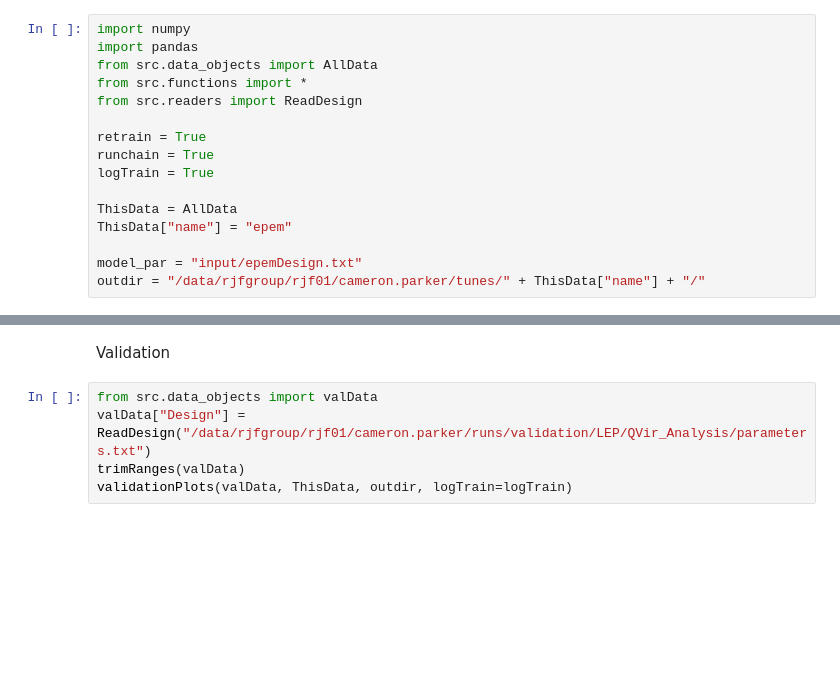
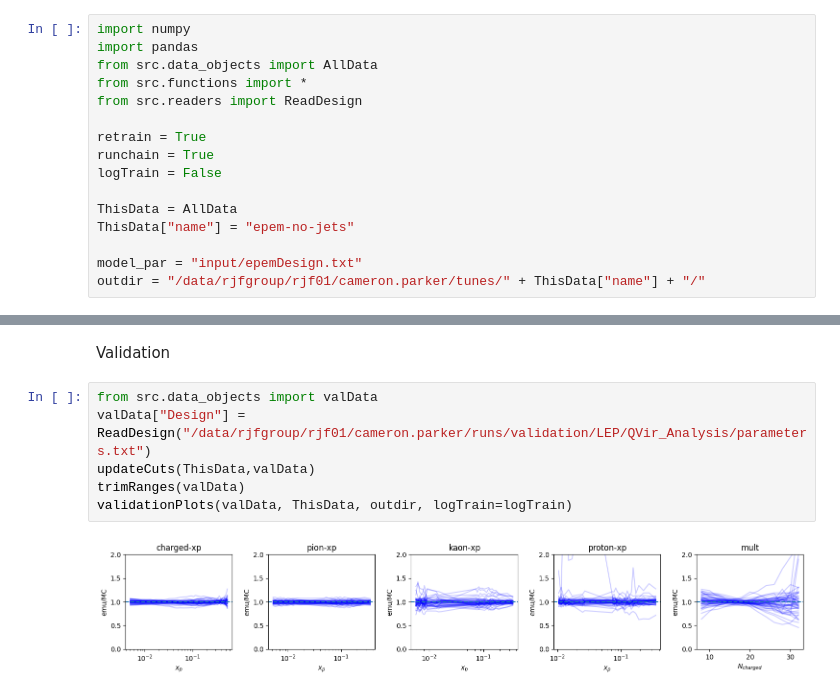
Before and after one commit to cparker24/Bayes-Tune, a Jupyter notebook: epem-tune.ipynb, the cells around one changed output, grey strips where cells are left out. Saved outputs shown, nothing was run; the diff lists cells and outputs as text; blank space fills up the shorter version.

```diff
--- a/epem-tune.ipynb
+++ b/epem-tune.ipynb
@@ -7,10 +7,10 @@ from src.readers import ReadDesign
 
 retrain = True
 runchain = True
-logTrain = True
+logTrain = False
 
 ThisData = AllData
-ThisData["name"] = "epem"
+ThisData["name"] = "epem-no-jets"
 
 model_par = "input/epemDesign.txt"
 outdir = "/data/rjfgroup/rjf01/cameron.parker/tunes/" + ThisData["name"] + "/"
@@ -117,7 +225,10 @@ Validation
 # %%
 from src.data_objects import valData
 valData["Design"] = ReadDesign("/data/rjfgroup/rjf01/cameron.parker/runs/validation/LEP/QVir_Analysis/parameters.txt")
+updateCuts(ThisData,valData)
 trimRanges(valData)
 validationPlots(valData, ThisData, outdir, logTrain=logTrain)
+# %% [output]
+[figure, added]
 # %%
 closureTest(ThisData, valData, outdir, model_par, runchain=runchain, logTrain=logTrain)
```
Also changed, not shown: parts of 11 cells of this notebook, 4 other files.
